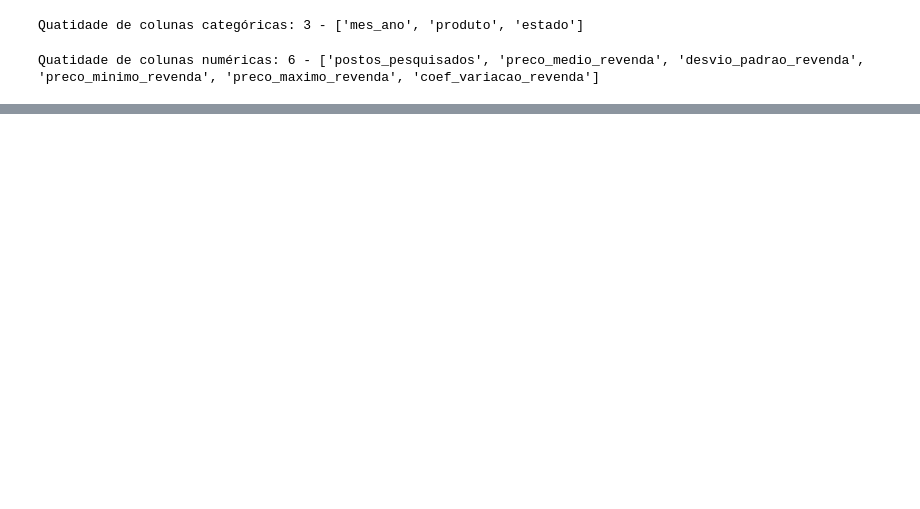
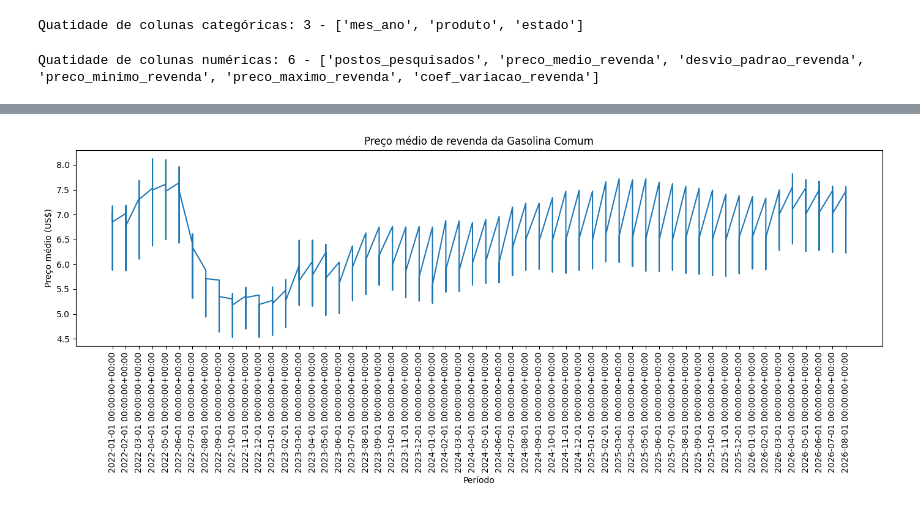
Before and after one commit to vitorjensen/Python_para_Analise_de_Dados, a Jupyter notebook: Projetos/Análise Exploratória de Combustível/Análise_Exploratória_de_Combustível.ipynb, the cells around one changed output, grey strips where cells are left out. Saved outputs shown, nothing was run; the diff lists cells and outputs as text; code cells hidden in the pictures; blank space fills up the shorter version.

```diff
--- a/Projetos/Análise Exploratória de Combustível/Análise_Exploratória_de_Combustível.ipynb
+++ b/Projetos/Análise Exploratória de Combustível/Análise_Exploratória_de_Combustível.ipynb
@@ -479,0 +460,14 @@ display(anp_mensal.head())
+# %%
+# Plotando gráfico para análise mensal:
+
+plt.figure(figsize=(14, 6)) # Estipulando o tamanho da janela
+plt.plot(df_anp['mes_ano'].astype(str), df_anp['preco_medio_revenda']) # Definindo as variáveis que serão utilizadas para plotagem
+
+plt.title('Preço médio de revenda da Gasolina Comum')
+plt.xlabel('Período')
+plt.ylabel('Preço médio (US$)')
+plt.xticks(rotation=90)
+plt.tight_layout()
+plt.show()
+# %% [output]
+[figure, added]
```
Also changed, not shown: parts of 5 cells of this notebook.
